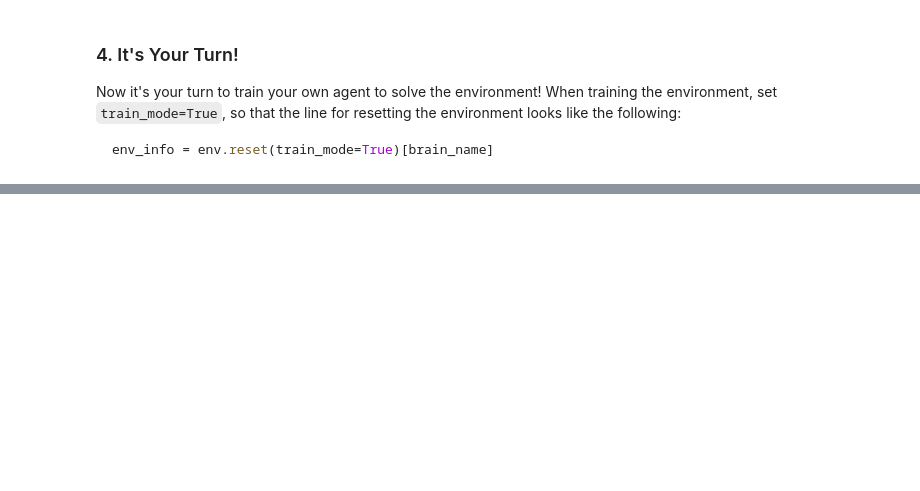
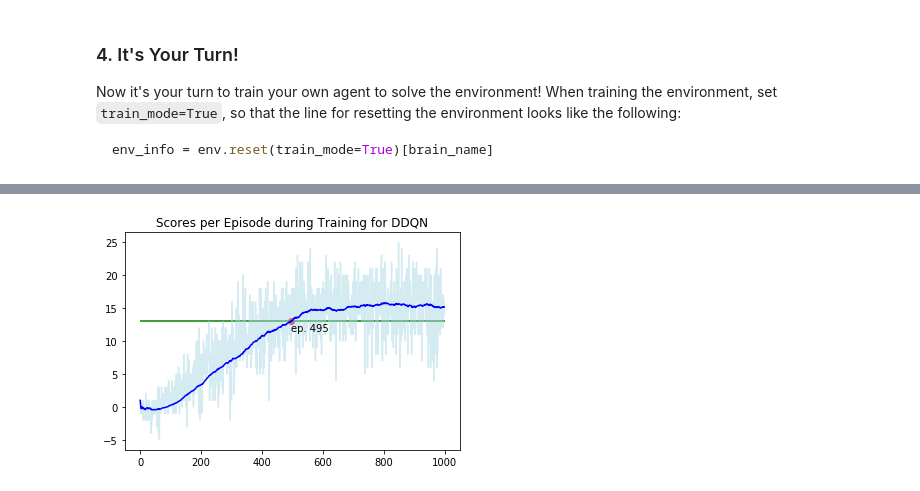
Before and after one commit to fgeiss/udacity_drlnp_project_navigation, a Jupyter notebook: Navigation.ipynb, the cells around one changed output, grey strips where cells are left out. Cells and saved outputs as stored; diff of their text form; code cells hidden in the pictures; blank space fills up the shorter version.

```diff
--- a/Navigation.ipynb
+++ b/Navigation.ipynb
@@ -205 +240,22 @@ Environment solved in 436 episodes!     Average Score: 13.01
+# %%
+scores_avg = []
+scores_window = deque(maxlen=100)
+success = False
+for i,x in enumerate(scores):
+    scores_window.append(x)
+    m = np.mean(scores_window)
+    if m>13 and success == False:
+        x_success = i
+        y_success = m
+        success = True
+    scores_avg.append(np.mean(scores_window))
+plt.plot(scores,color='lightblue',alpha=0.5)
+plt.plot(scores_avg, color='blue')
+plt.scatter(x_success,y_success, color='red')
+plt.text(x_success,y_success-1.5,"ep. {}".format(x_success))
+plt.hlines(13.0,0,1000, color='green')
+plt.title("Scores per Episode during Training for "+ "DDQN")
+plt.savefig('learning_ddqn.png')
+# %% [output]
+[figure, added]
 # %%
```
Also changed, not shown: parts of 6 cells of this notebook, 1 other file.
